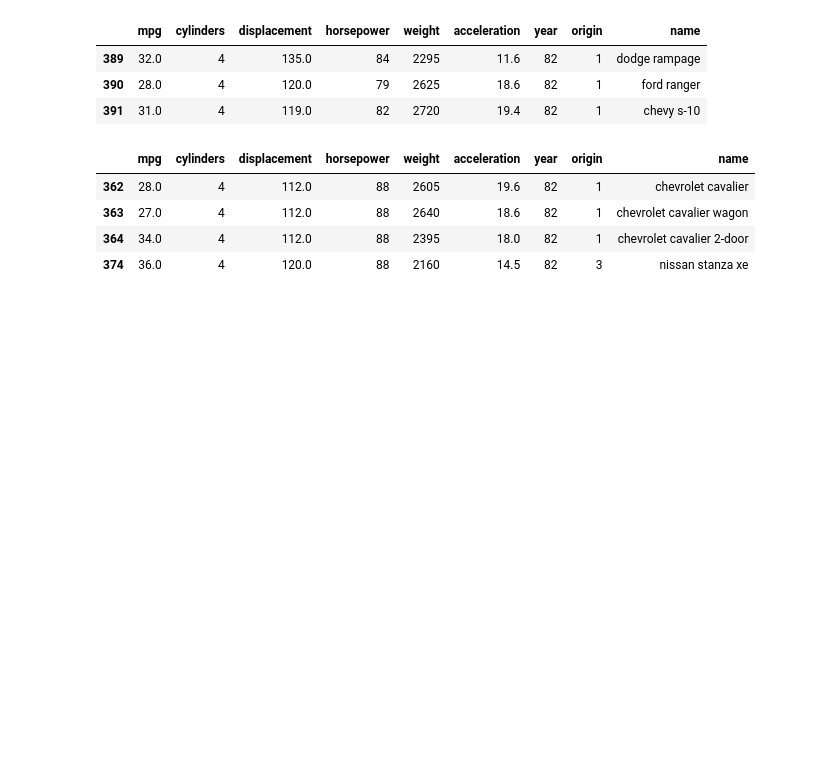
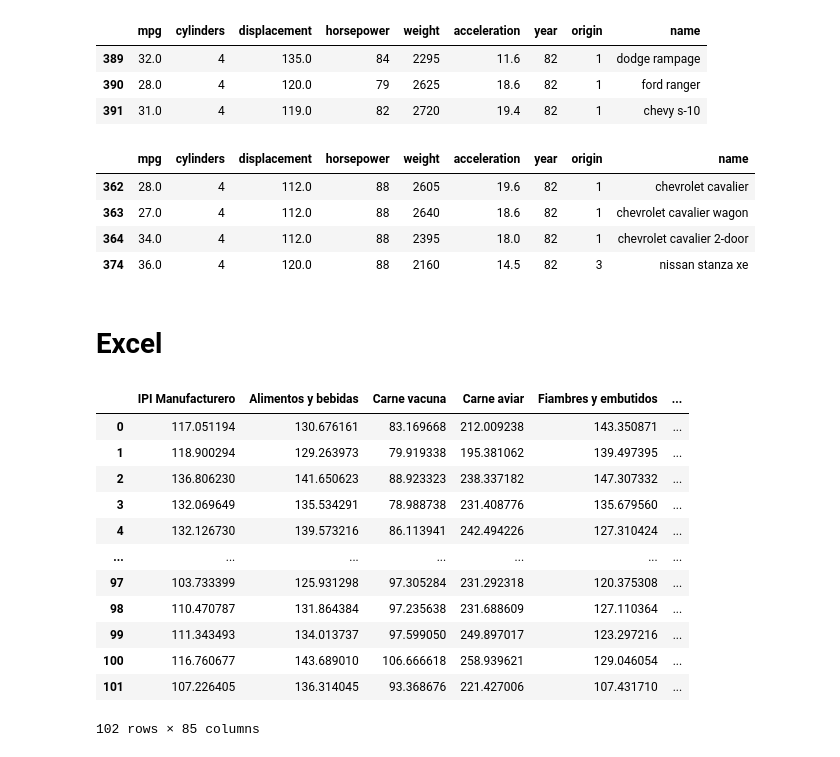
Before and after one commit to afungue/DataExtraction, a Jupyter notebook: Pandas.ipynb, the cells around one changed output. Cells and saved outputs as stored; diff of their text form; code cells hidden in the pictures; blank space fills up the shorter version.

```diff
--- a/Pandas.ipynb
+++ b/Pandas.ipynb
@@ -44,3 +46,21 @@ Auto[(Auto['year'] > 81) & (Auto['horsepower'] == 88)]
 | 363 | 27.0 | 4 | 112.0 | 88 | 2640 | 18.6 | 82 | 1 | chevrolet cavalier wagon |
 | 364 | 34.0 | 4 | 112.0 | 88 | 2395 | 18.0 | 82 | 1 | chevrolet cavalier 2-door |
 | 374 | 36.0 | 4 | 120.0 | 88 | 2160 | 14.5 | 82 | 3 | nissan stanza xe |
+# %% [markdown]
+# Excel
+# %%
+pd.read_excel('https://www.indec.gob.ar/ftp/cuadros/economia/sh_ipi_manufacturero_2024.xls', sheet_name='Cuadro 2', skiprows=(0,1,2,4,5,108), usecols="D:CJ")
+# %% [output]
+|  | IPI Manufacturero | Alimentos y bebidas | Carne vacuna | Carne aviar | Fiambres y embutidos | ... |
+| 0 | 117.051194 | 130.676161 | 83.169668 | 212.009238 | 143.350871 | ... |
+| 1 | 118.900294 | 129.263973 | 79.919338 | 195.381062 | 139.497395 | ... |
+| 2 | 136.806230 | 141.650623 | 88.923323 | 238.337182 | 147.307332 | ... |
+| 3 | 132.069649 | 135.534291 | 78.988738 | 231.408776 | 135.679560 | ... |
+| 4 | 132.126730 | 139.573216 | 86.113941 | 242.494226 | 127.310424 | ... |
+| ... | ... | ... | ... | ... | ... | ... |
+| 97 | 103.733399 | 125.931298 | 97.305284 | 231.292318 | 120.375308 | ... |
+| 98 | 110.470787 | 131.864384 | 97.235638 | 231.688609 | 127.110364 | ... |
+| 99 | 111.343493 | 134.013737 | 97.599050 | 249.897017 | 123.297216 | ... |
+| 100 | 116.760677 | 143.689010 | 106.666618 | 258.939621 | 129.046054 | ... |
+| 101 | 107.226405 | 136.314045 | 93.368676 | 221.427006 | 107.431710 | ... |
+102 rows × 85 columns
```
Also changed, not shown: parts of 1 cell of this notebook.
